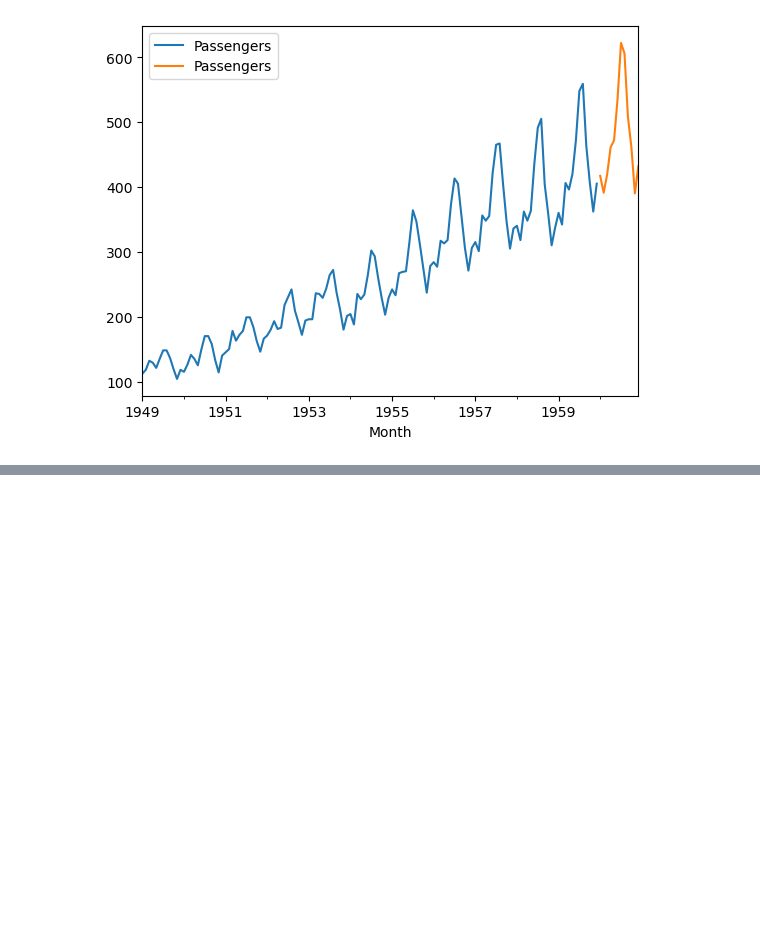
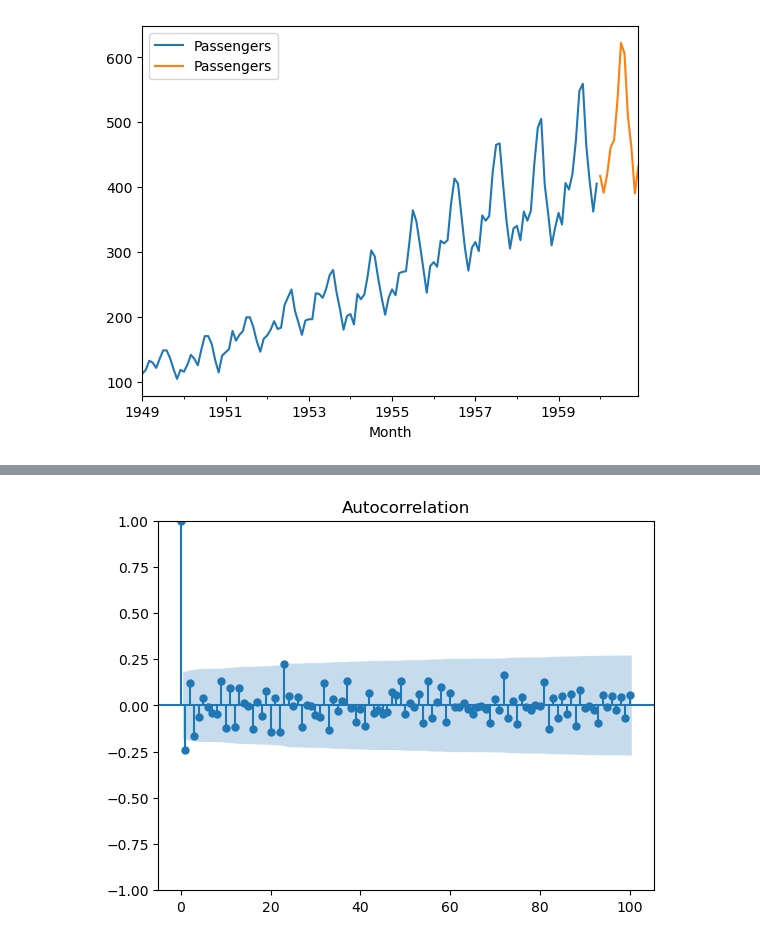
Before and after one commit to dparedes616/Series-de-Tiempo, a Jupyter notebook: ARIMA.ipynb, the cells around one changed output, grey strips where cells are left out. Cells and saved outputs as stored; diff of their text form; code cells hidden in the pictures; blank space fills up the shorter version.

```diff
--- a/ARIMA.ipynb
+++ b/ARIMA.ipynb
@@ -490,0 +531,4 @@ plt.show()
+# %%
+acf=plot_acf(train["Primera Diferencia Estacionalidad"].dropna(), lags=100)
+# %% [output]
+[figure, added]
```
Also changed, not shown: parts of 45 cells of this notebook.
